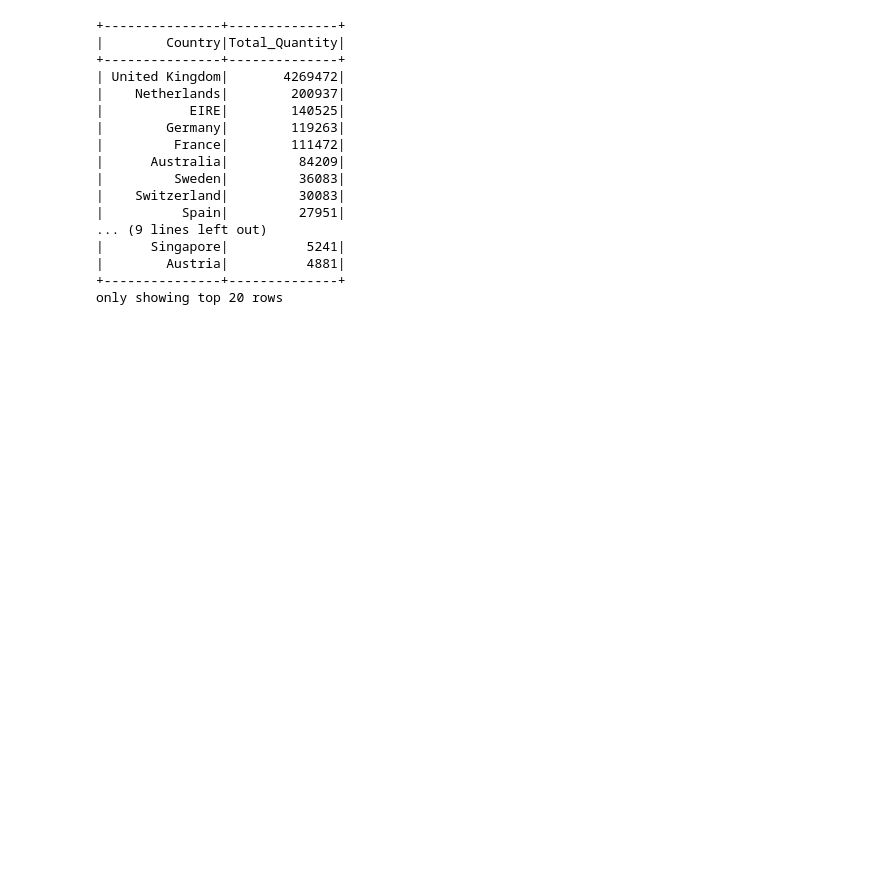
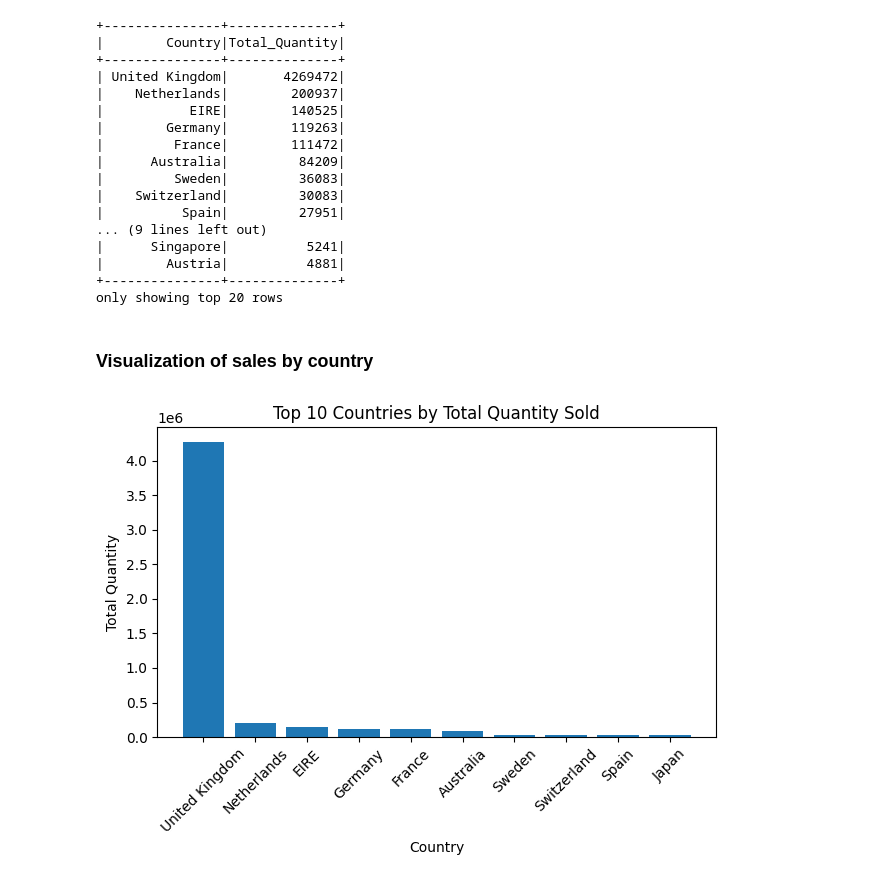
Before and after one commit to nabinyari/Bigdata_analysis_retail, a Jupyter notebook: main_assignment.ipynb, the cells around one changed output. Drawn from its saved outputs; the diff is of its cells as text; code cells hidden in the pictures; blank space fills up the shorter version.

Commit message:
here i visualize the countries with the highest sales

```diff
--- a/main_assignment.ipynb
+++ b/main_assignment.ipynb
@@ -155,3 +155,20 @@ pdf = result.toPandas()
 |        Austria|          4881|
 +---------------+--------------+
 only showing top 20 rows
+# %% [markdown]
+### Visualization of sales by country
+# %%
+# Sort and take top 10 countries (cleaner graph)
+pdf = pdf.sort_values(by="Total_Quantity", ascending=False).head(10)
+
+plt.figure()
+plt.bar(pdf["Country"], pdf["Total_Quantity"])
+plt.title("Top 10 Countries by Total Quantity Sold")
+plt.xlabel("Country")
+plt.ylabel("Total Quantity")
+plt.xticks(rotation=45)
+plt.tight_layout()
+
+plt.show()
+# %% [output]
+[figure, added]
```
